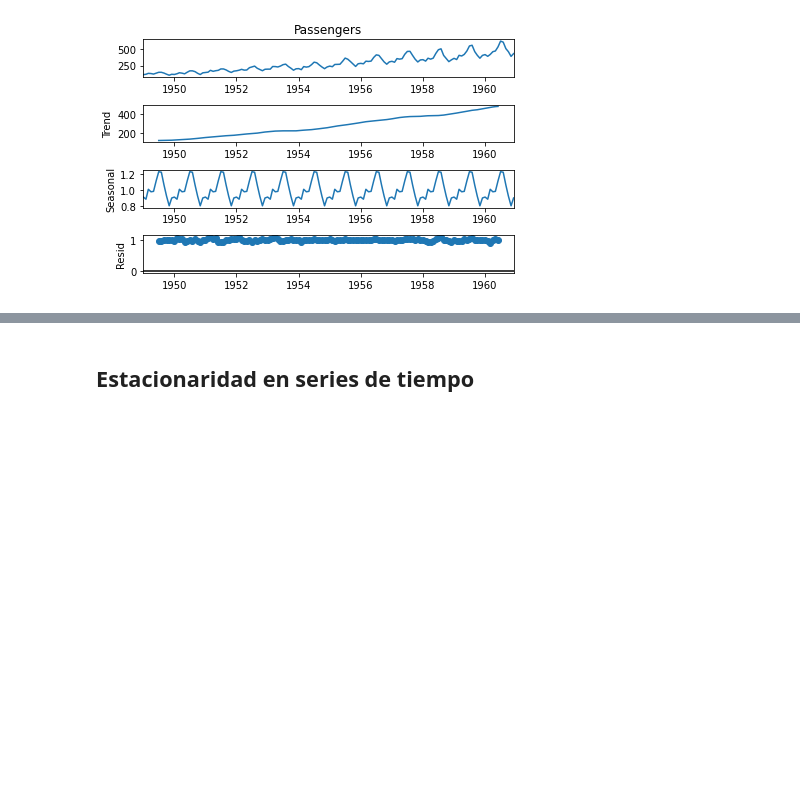
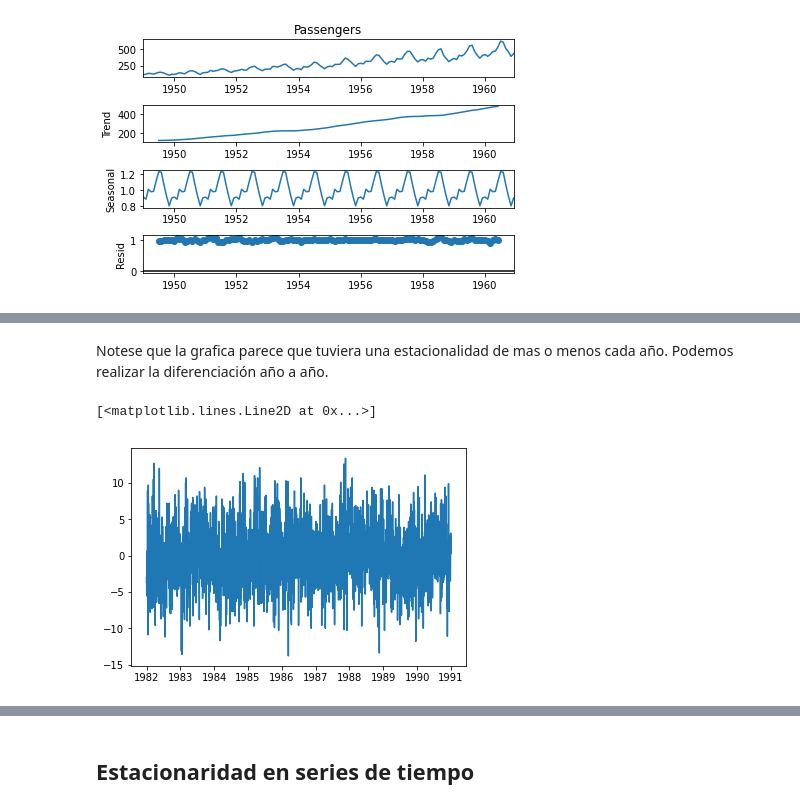
Before and after one commit to sruap1214/EC_Finance, a Jupyter notebook: Notebooks/06_SeriesdeTiempo.ipynb, the cells around one changed output, grey strips where cells are left out. Saved outputs shown, nothing was run; the diff lists cells and outputs as text; code cells hidden in the pictures; blank space fills up the shorter version.

```diff
--- a/Notebooks/06_SeriesdeTiempo.ipynb
+++ b/Notebooks/06_SeriesdeTiempo.ipynb
@@ -436,0 +510,7 @@ NameError: name 'co2' is not defined
+# %% [markdown]
+Notese que la grafica parece que tuviera una estacionalidad de mas o menos cada año. Podemos realizar la diferenciación año a año.
+# %%
+plt.plot(series.diff(periods = 365))
+# %% [output]
+[<matplotlib.lines.Line2D at 0x...>]
+[figure, added]
```
Also changed, not shown: parts of 14 cells of this notebook, 4 other files.
